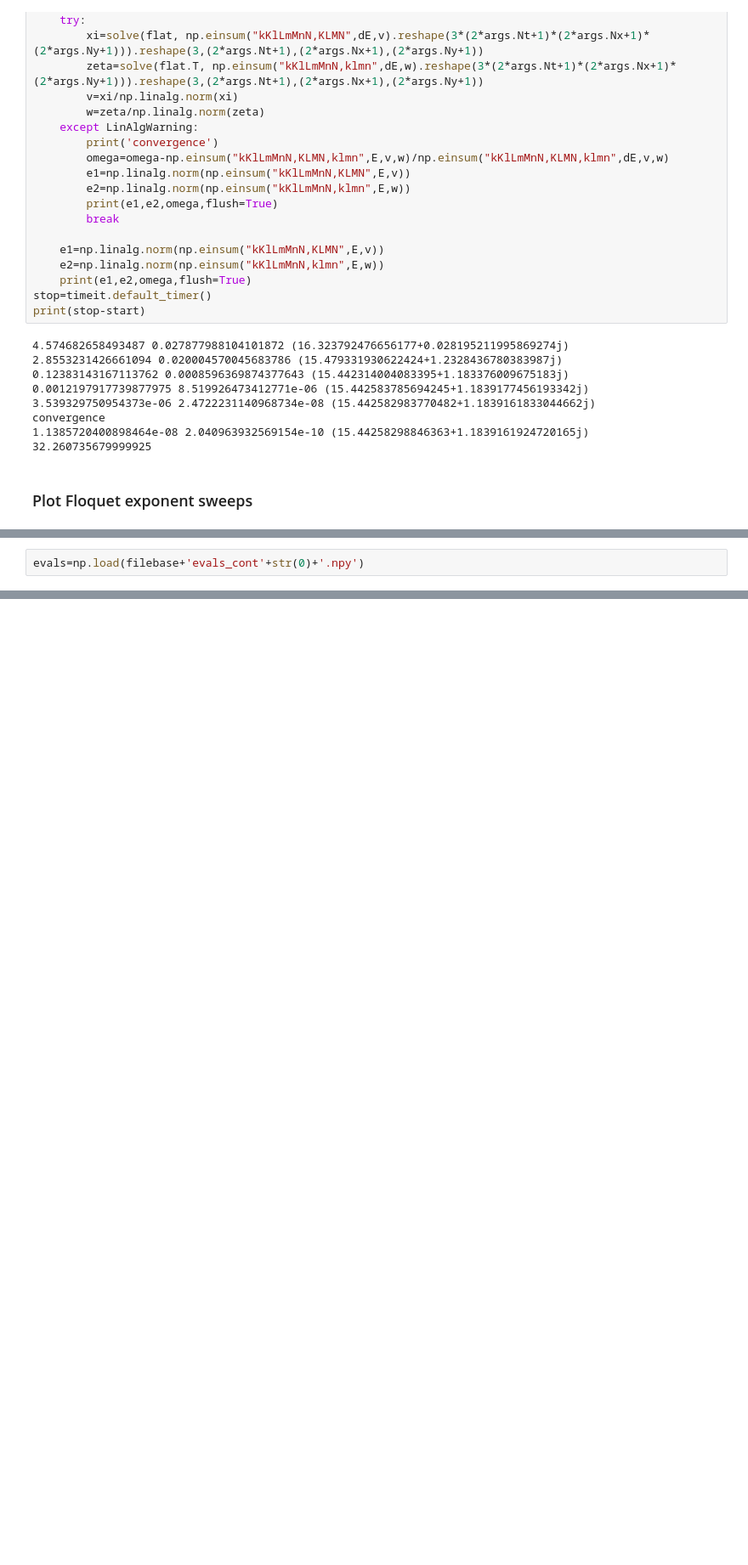
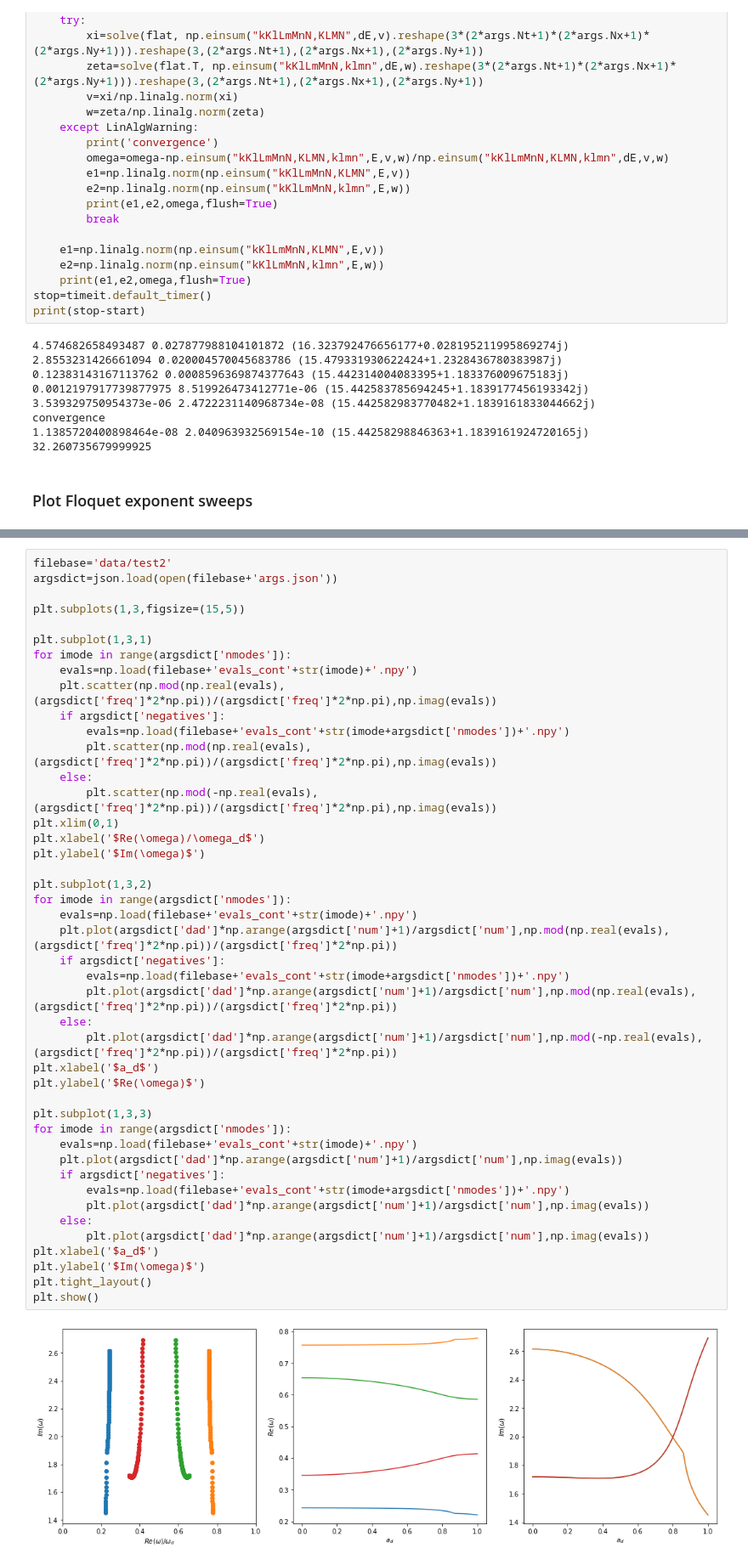
Before and after one commit to znicolaou/faraday, a Jupyter notebook: viscid_notebook.ipynb, the cells around one changed output, grey strips where cells are left out. Shown: that part at 85% size. Drawn from its saved outputs; the diff is of its cells as text; blank space fills up the shorter version.

```diff
--- a/viscid_notebook.ipynb
+++ b/viscid_notebook.ipynb
@@ -734,2 +653,0 @@ plt.show()
-# %%
-evals=np.load(filebase+'evals_cont'+str(0)+'.npy')
@@ -739,0 +654,46 @@ array([8.63983408+0.36154601j])
+# %%
+filebase='data/test2'
+argsdict=json.load(open(filebase+'args.json'))
+
+plt.subplots(1,3,figsize=(15,5))
+
+plt.subplot(1,3,1)
+for imode in range(argsdict['nmodes']):
+    evals=np.load(filebase+'evals_cont'+str(imode)+'.npy')
+    plt.scatter(np.mod(np.real(evals),(argsdict['freq']*2*np.pi))/(argsdict['freq']*2*np.pi),np.imag(evals))
+    if argsdict['negatives']:
+        evals=np.load(filebase+'evals_cont'+str(imode+argsdict['nmodes'])+'.npy')
+        plt.scatter(np.mod(np.real(evals),(argsdict['freq']*2*np.pi))/(argsdict['freq']*2*np.pi),np.imag(evals))
+    else:
+        plt.scatter(np.mod(-np.real(evals),(argsdict['freq']*2*np.pi))/(argsdict['freq']*2*np.pi),np.imag(evals))
+plt.xlim(0,1)
+plt.xlabel('$Re(\omega)/\omega_d$')
+plt.ylabel('$Im(\omega)$')
+
+plt.subplot(1,3,2)
+for imode in range(argsdict['nmodes']):
+    evals=np.load(filebase+'evals_cont'+str(imode)+'.npy')
+    plt.plot(argsdict['dad']*np.arange(argsdict['num']+1)/argsdict['num'],np.mod(np.real(evals),(argsdict['freq']*2*np.pi))/(argsdict['freq']*2*np.pi))
+    if argsdict['negatives']:
+        evals=np.load(filebase+'evals_cont'+str(imode+argsdict['nmodes'])+'.npy')
+        plt.plot(argsdict['dad']*np.arange(argsdict['num']+1)/argsdict['num'],np.mod(np.real(evals),(argsdict['freq']*2*np.pi))/(argsdict['freq']*2*np.pi))
+    else:
+        plt.plot(argsdict['dad']*np.arange(argsdict['num']+1)/argsdict['num'],np.mod(-np.real(evals),(argsdict['freq']*2*np.pi))/(argsdict['freq']*2*np.pi))
+plt.xlabel('$a_d$')
+plt.ylabel('$Re(\omega)$')
+
+plt.subplot(1,3,3)
+for imode in range(argsdict['nmodes']):
+    evals=np.load(filebase+'evals_cont'+str(imode)+'.npy')
+    plt.plot(argsdict['dad']*np.arange(argsdict['num']+1)/argsdict['num'],np.imag(evals))
+    if argsdict['negatives']:
+        evals=np.load(filebase+'evals_cont'+str(imode+argsdict['nmodes'])+'.npy')
+        plt.plot(argsdict['dad']*np.arange(argsdict['num']+1)/argsdict['num'],np.imag(evals))
+    else:
+        plt.plot(argsdict['dad']*np.arange(argsdict['num']+1)/argsdict['num'],np.imag(evals))
+plt.xlabel('$a_d$')
+plt.ylabel('$Im(\omega)$')
+plt.tight_layout()
+plt.show()
+# %% [output]
+[figure, added]
```
Also changed, not shown: parts of 7 cells of this notebook, 1 other file.
